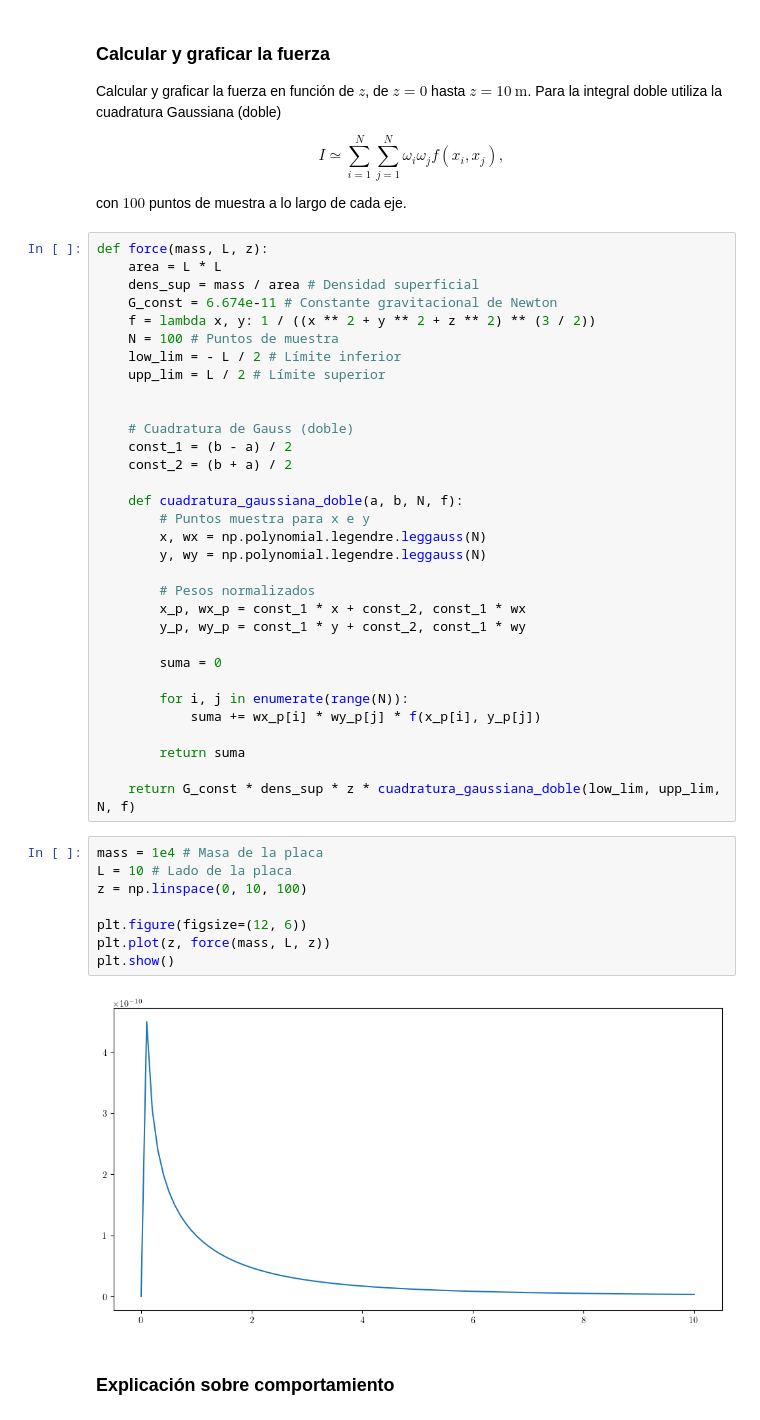
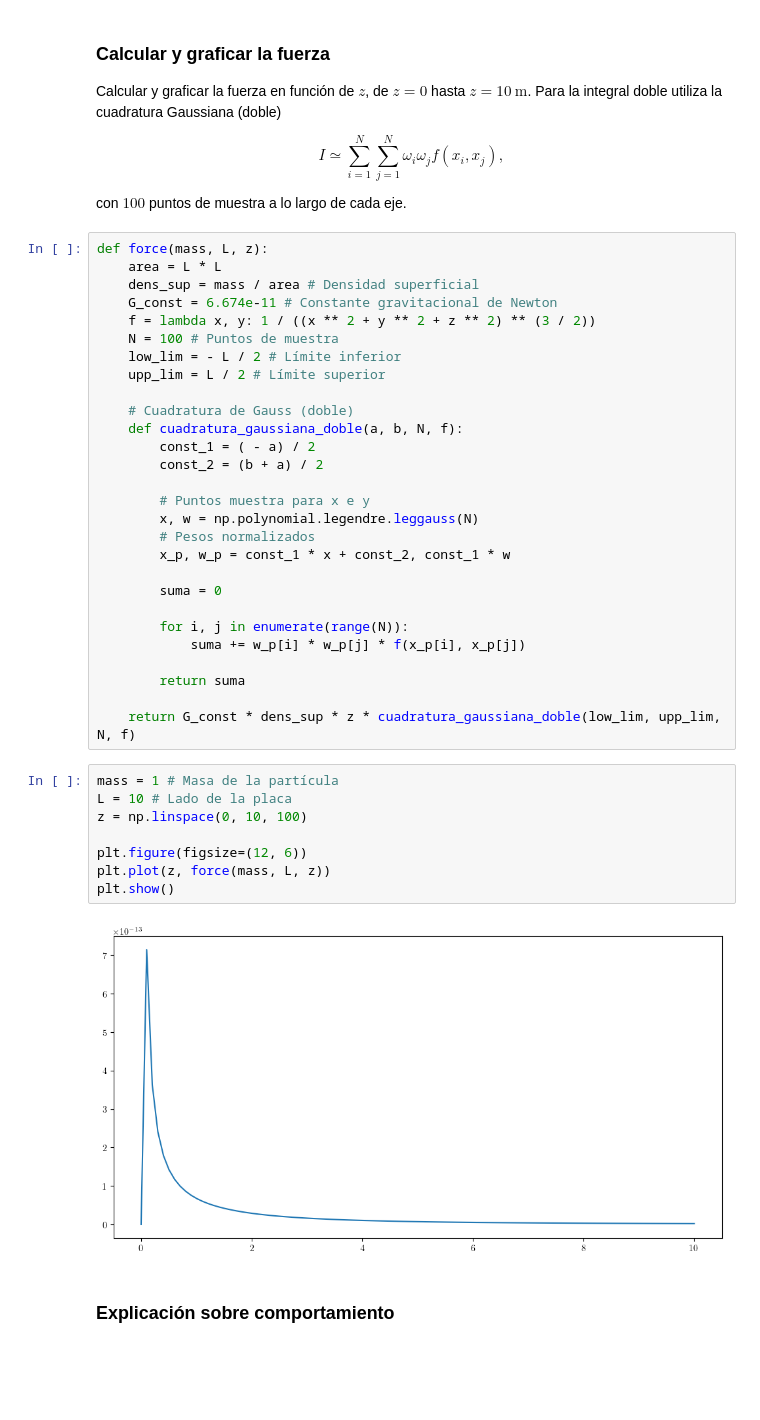
Before and after one commit to MarcosLopezM/FisicaComputacional-20251, a Jupyter notebook: Tareas/T5/TareaPractica5.ipynb, the cells around one changed output. Drawn from its saved outputs; the diff is of its cells as text; blank space fills up the shorter version.

```diff
--- a/Tareas/T5/TareaPractica5.ipynb
+++ b/Tareas/T5/TareaPractica5.ipynb
@@ -375,37 +376,33 @@ def force(mass, L, z):
     low_lim = - L / 2 # Límite inferior
     upp_lim = L / 2 # Límite superior
 
+    # Cuadratura de Gauss (doble)
+    def cuadratura_gaussiana_doble(a, b, N, f):
+        const_1 = ( - a) / 2
+        const_2 = (b + a) / 2
 
-    # Cuadratura de Gauss (doble)
-    const_1 = (b - a) / 2
-    const_2 = (b + a) / 2
-
-    def cuadratura_gaussiana_doble(a, b, N, f):
         # Puntos muestra para x e y
-        x, wx = np.polynomial.legendre.leggauss(N)
-        y, wy = np.polynomial.legendre.leggauss(N)
-
+        x, w = np.polynomial.legendre.leggauss(N)
         # Pesos normalizados
-        x_p, wx_p = const_1 * x + const_2, const_1 * wx
-        y_p, wy_p = const_1 * y + const_2, const_1 * wy
+        x_p, w_p = const_1 * x + const_2, const_1 * w
 
         suma = 0
 
         for i, j in enumerate(range(N)):
-            suma += wx_p[i] * wy_p[j] * f(x_p[i], y_p[j])
+            suma += w_p[i] * w_p[j] * f(x_p[i], x_p[j])
 
         return suma
 
     return G_const * dens_sup * z * cuadratura_gaussiana_doble(low_lim, upp_lim, N, f)
 # %%
-mass = 1e4 # Masa de la placa
+mass = 1 # Masa de la partícula
 L = 10 # Lado de la placa
 z = np.linspace(0, 10, 100)
 
 plt.figure(figsize=(12, 6))
 plt.plot(z, force(mass, L, z))
 plt.show()
 # %% [output]
-[figure, old version]
+[figure, new version]
 # %% [markdown]
 <h3>Explicación sobre comportamiento</h3>
```
Also changed, not shown: parts of 7 cells of this notebook.
